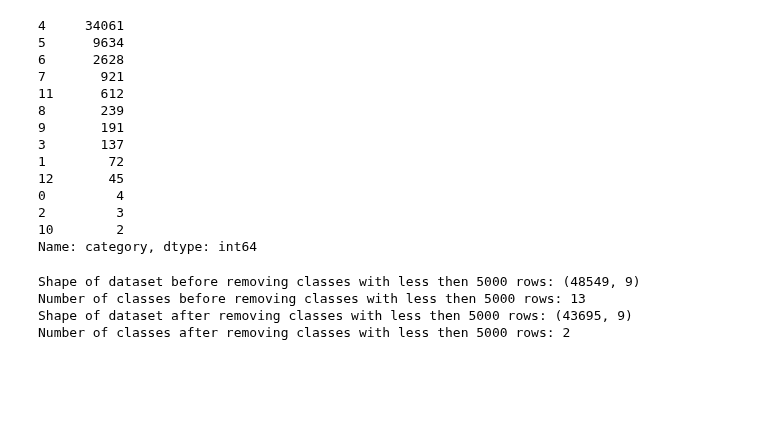
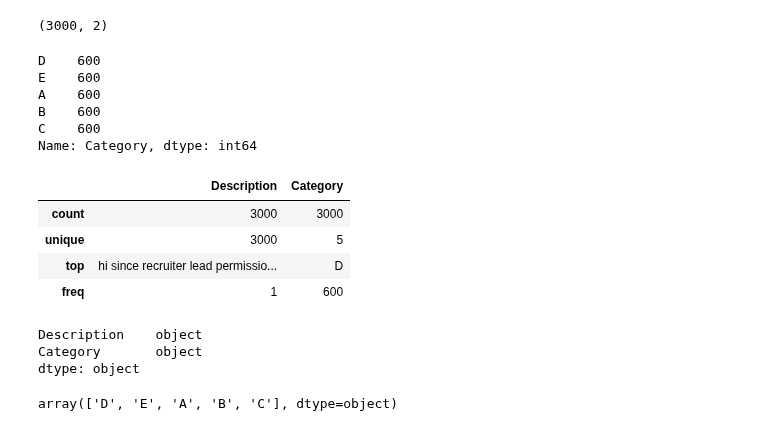
Before and after one commit to abhinav-deep/IT-Ticket-Prediction, a Jupyter notebook: source.ipynb, the cells around one changed output. Drawn from its saved outputs; the diff is of its cells as text; code cells hidden in the pictures; blank space fills up the shorter version.

```diff
--- a/source.ipynb
+++ b/source.ipynb
@@ -36,21 +60,39 @@ tickets.shape
+# %%
+#dimensions of data
+tickets.shape
+# %% [output]
+(3000, 2)
 # %%
-# value count of each category
-tickets['category'].value_counts()
+#value count of each category
+tickets['Category'].value_counts()
 # %% [output]
-4     34061
-5      9634
-6      2628
-7       921
-11      612
-8       239
-9       191
-3       137
-1        72
-12       45
-0         4
-2         3
-10        2
-Name: category, dtype: int64
+D    600
+E    600
+A    600
+B    600
+C    600
+Name: Category, dtype: int64
+# %%
+#describing our data
+tickets.describe()
+# %% [output]
+|  | Description | Category |
+| count | 3000 | 3000 |
+| unique | 3000 | 5 |
+| top | hi since recruiter lead permissio... | D |
+| freq | 1 | 600 |
+# %%
+#checking data-type of each attribute
+tickets.dtypes
+# %% [output]
+Description    object
+Category       object
+dtype: object
+# %%
+#checking values for our target variable
+tickets['Category'].unique()
+# %% [output]
+array(['D', 'E', 'A', 'B', 'C'], dtype=object)
 # %%
 #setting column to predict
 column_to_predict = 'category'
@@ -59,25 +98,0 @@ min_data_per_class = 5000
-# %%
-# removing poorly represented classes
-text_columns = "body"  # "title" - text columns used for TF-IDF
-
-# Removing rows related to classes represented by low amount of data
-print("Shape of dataset before removing classes with less then " + str(min_data_per_class) + " rows: "+str(tickets.shape))
-print("Number of classes before removing classes with less then " + str(min_data_per_class) + " rows: "+str(len(np.unique(tickets[column_to_predict]))))
-bytag = tickets.groupby(column_to_predict).aggregate(np.count_nonzero)
-tags = bytag[bytag.body > min_data_per_class].index
-tickets = tickets[tickets[column_to_predict].isin(tags)]
-print(
-    "Shape of dataset after removing classes with less then "
-    + str(min_data_per_class) + " rows: "
-    + str(tickets.shape)
-)
-print(
-    "Number of classes after removing classes with less then "
-    + str(min_data_per_class) + " rows: "
-    + str(len(np.unique(tickets[column_to_predict])))
-)
-# %% [output]
-Shape of dataset before removing classes with less then 5000 rows: (48549, 9)
-Number of classes before removing classes with less then 5000 rows: 13
-Shape of dataset after removing classes with less then 5000 rows: (43695, 9)
-Number of classes after removing classes with less then 5000 rows: 2
```
Also changed, not shown: parts of 52 cells of this notebook, 5 other files.
